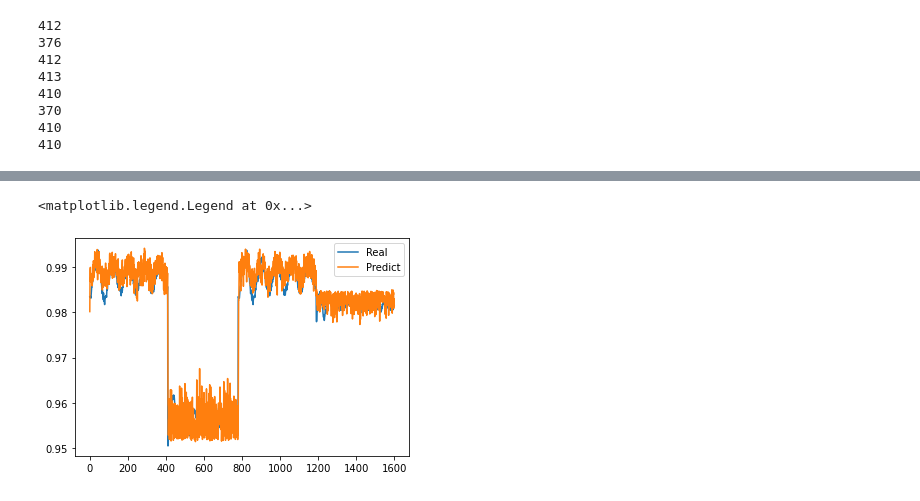
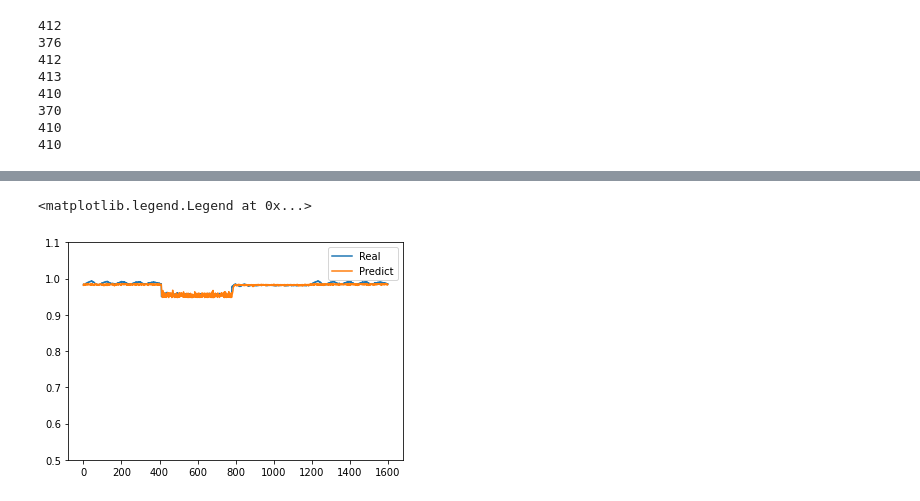
Before and after one commit to ChangyiYang/SimpleLSTM, a Jupyter notebook: GeneralLSTM.ipynb, the cells around one changed output, grey strips where cells are left out. Drawn from its saved outputs; the diff is of its cells as text; code cells hidden in the pictures.

Commit message:
finish data preprocessing bug

```diff
--- a/GeneralLSTM.ipynb
+++ b/GeneralLSTM.ipynb
@@ -112,0 +138,5 @@ def add_Power_and_Threshold(df, p = 1, t =1):
+# %%
+hist_data_P1T11 = generate_histogram(cut_data_P1T11.to_numpy())
+hist_data_P1T1 = generate_histogram(cut_data_P1T1.to_numpy())
+hist_data_P06T1 = generate_histogram(cut_data_P06T1.to_numpy())
+hist_data_P1T09 = generate_histogram(cut_data_P1T09.to_numpy())
@@ -113,6 +180,12 @@ def add_Power_and_Threshold(df, p = 1, t =1):
 # %%
-cut_data_P1T11 = add_Power_and_Threshold(cut_data_P1T11,1,1.1)
-cut_data_P1T1 = add_Power_and_Threshold(cut_data_P1T1,1,1)
-cut_data_P06T1 = add_Power_and_Threshold(cut_data_P06T1,0.6,1)
-cut_data_P1T09 = add_Power_and_Threshold(cut_data_P1T09,1,0.9)
+# final_data_P1T11 = hist_data_P1T11
+# final_data_P1T1 = hist_data_P1T1
+# final_data_P06T1 = hist_data_P06T1
+# final_data_P1T09 = hist_data_P1T09
+
+
+final_data_P1T11 = add_Power_and_Threshold(hist_data_P1T11,1,1.1)
+final_data_P1T1 = add_Power_and_Threshold(hist_data_P1T1,1,1)
+final_data_P06T1 = add_Power_and_Threshold(hist_data_P06T1,0.6,1)
+final_data_P1T09 = add_Power_and_Threshold(hist_data_P1T09,1,0.9)
 # %%
@@ -137,0 +201,6 @@ print(all_data.shape)
+# %%
+# the lowest is in the testing set
+all_data = np.concatenate((final_data_P06T1, final_data_P1T09, final_data_P1T1,final_data_P1T11), axis=0)
+# the lowest is in the training set
+all_data = np.concatenate((final_data_P06T1, final_data_P1T11,final_data_P1T09, final_data_P1T1), axis=0)
+print(all_data.shape)
@@ -138,11 +209,10 @@ print(all_data.shape)
 # %%
+# normalize the p and t
+
 from sklearn.preprocessing import StandardScaler
 # do the data preprossing
-data = all_data.to_numpy()
+data = all_data
 
-data = generate_histogram(data)
-
-# data = standarlize(data)
 ss = StandardScaler()
 
 data = ss.fit_transform(data)
@@ -267,21 +344,25 @@ plt.legend()
 # %%
-# view all data together
+# view all data in the original format
 import matplotlib.pyplot as plt
 
 
 X = (torch.tensor(data[:,:-1])).double()
 y = (torch.tensor(data[:,-1:])).double()
+
+# result_y = np.concatenate((X[:,2:], y), axis=1)
+# result_predict = np.concatenate((X[:,2:], model(X).detach().numpy()), axis=1)
 
 result_y = np.concatenate((X, y), axis=1)
 result_predict = np.concatenate((X, model(X).detach().numpy()), axis=1)
 
 y = ss.inverse_transform(result_y)
 predict = ss.inverse_transform(result_predict)
 
 plt.figure()
+plt.ylim((0.5,1.1))
 plt.plot(y[:,-1], label = "Real")
 plt.plot(predict[:,-1], label = "Predict")
 plt.legend()
 # %% [output]
 <matplotlib.legend.Legend at 0x...>
-[figure, old version]
+[figure, new version]
```
Also changed, not shown: parts of 20 cells of this notebook.
